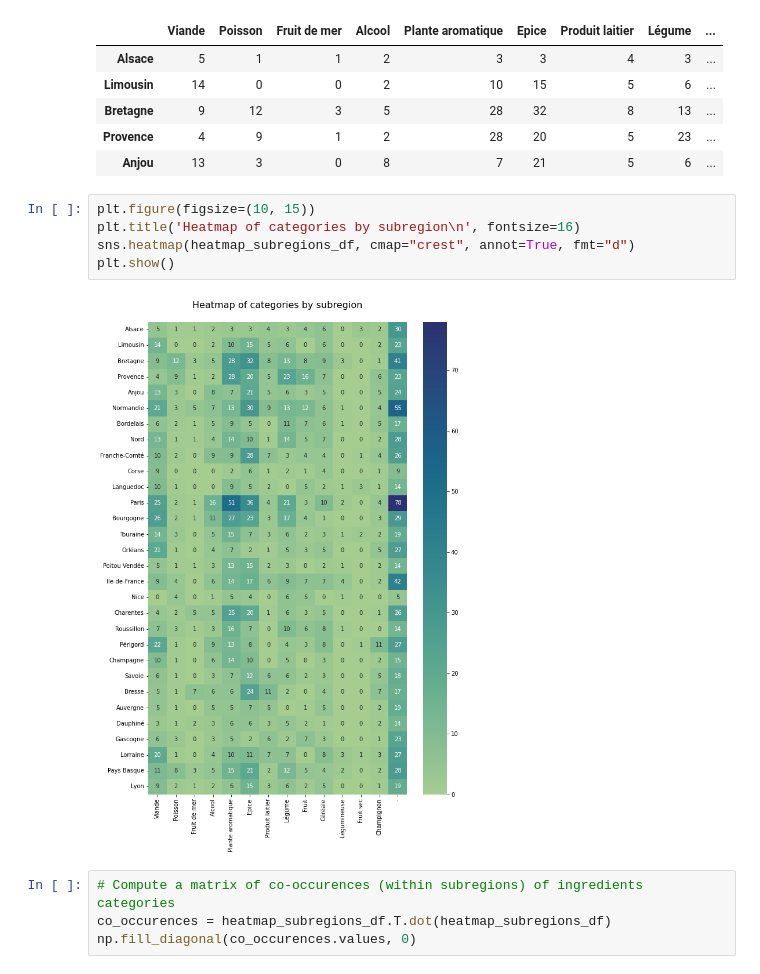
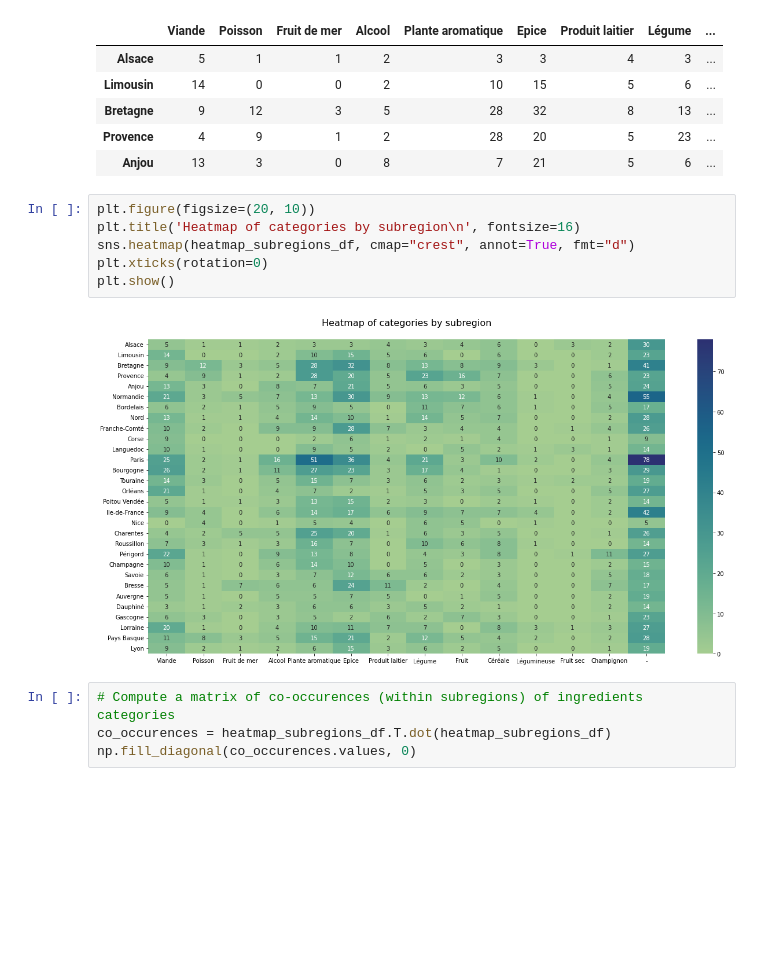
Before and after one commit to Ghalicb/historical-cookbook-digitalisation, a Jupyter notebook: src/recipes_analysis.ipynb, the cells around one changed output. Saved outputs shown, nothing was run; the diff lists cells and outputs as text; blank space fills up the shorter version.

Commit message:
modify figure

```diff
--- a/src/recipes_analysis.ipynb
+++ b/src/recipes_analysis.ipynb
@@ -151,12 +151,13 @@ heatmap_subregions_df.head()
 | Provence | 4 | 9 | 1 | 2 | 28 | 20 | 5 | 23 | ... |
 | Anjou | 13 | 3 | 0 | 8 | 7 | 21 | 5 | 6 | ... |
 # %%
-plt.figure(figsize=(10, 15))
+plt.figure(figsize=(20, 10))
 plt.title('Heatmap of categories by subregion\n', fontsize=16)
 sns.heatmap(heatmap_subregions_df, cmap="crest", annot=True, fmt="d")
+plt.xticks(rotation=0)
 plt.show()
 # %% [output]
-[figure, old version]
+[figure, new version]
 # %%
 # Compute a matrix of co-occurences (within subregions) of ingredients categories
 co_occurences = heatmap_subregions_df.T.dot(heatmap_subregions_df)
```
Also changed, not shown: parts of 1 cell of this notebook.
